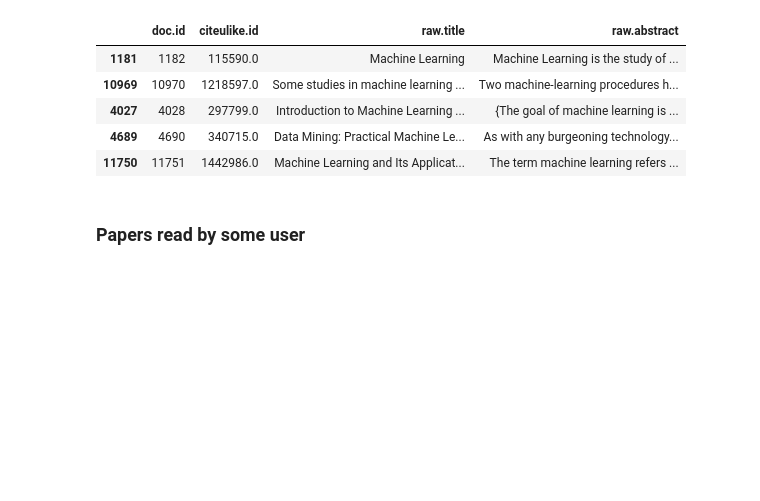
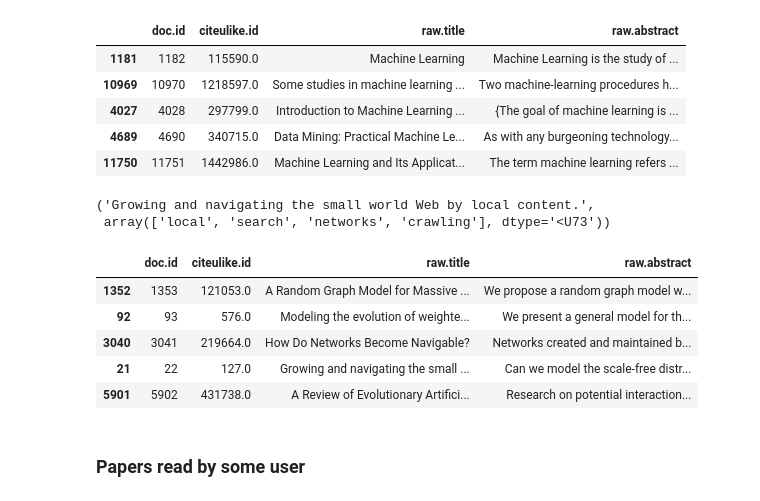
Before and after one commit to tmscer/bthesis, a Jupyter notebook: src/main.ipynb, the cells around one changed output. Saved outputs shown, nothing was run; the diff lists cells and outputs as text; code cells hidden in the pictures; blank space fills up the shorter version.

Commit message:
Add content-based recommendation using tags

```diff
--- a/src/main.ipynb
+++ b/src/main.ipynb
@@ -86,6 +85,23 @@ loader.load_docs().iloc[indices]
 | 4027 | 4028 | 297799.0 | Introduction to Machine Learning ... | {The goal of machine learning is ... |
 | 4689 | 4690 | 340715.0 | Data Mining: Practical Machine Le... | As with any burgeoning technology... |
 | 11750 | 11751 | 1442986.0 | Machine Learning and Its Applicat... | The term machine learning refers ... |
+# %%
+item_id = 21
+loader.load_docs().iloc[item_id]["raw.title"], loader.get_item_tag_names(item_id)
+# %% [output]
+('Growing and navigating the small world Web by local content.',
+ array(['local', 'search', 'networks', 'crawling'], dtype='<U73'))
+# %%
+_, indices = reco.collaborative_similar_items_using_tags(21, 5)
+
+loader.load_docs().iloc[indices]
+# %% [output]
+|  | doc.id | citeulike.id | raw.title | raw.abstract |
+| 1352 | 1353 | 121053.0 | A Random Graph Model for Massive ... | We propose a random graph model w... |
+| 92 | 93 | 576.0 | Modeling the evolution of weighte... | We present a general model for th... |
+| 3040 | 3041 | 219664.0 | How Do Networks Become Navigable? | Networks created and maintained b... |
+| 21 | 22 | 127.0 | Growing and navigating the small ... | Can we model the scale-free distr... |
+| 5901 | 5902 | 431738.0 | A Review of Evolutionary Artifici... | Research on potential interaction... |
 # %% [markdown]
 ### Papers read by some user
 # %%
```
Also changed, not shown: parts of 2 cells of this notebook, 1 other file.
